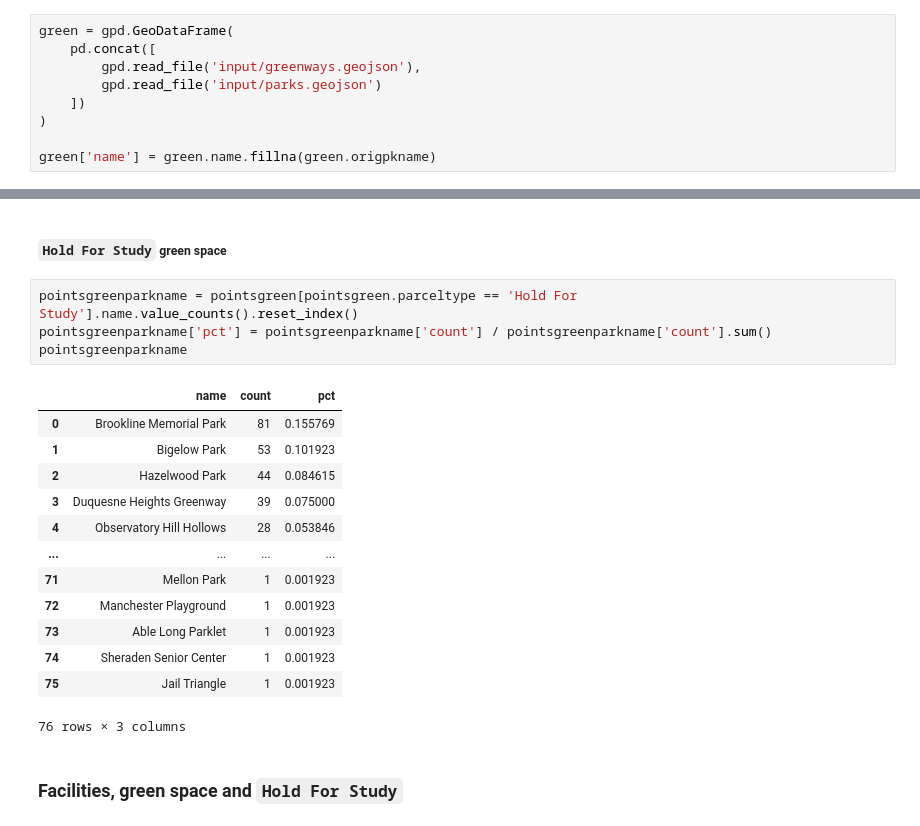
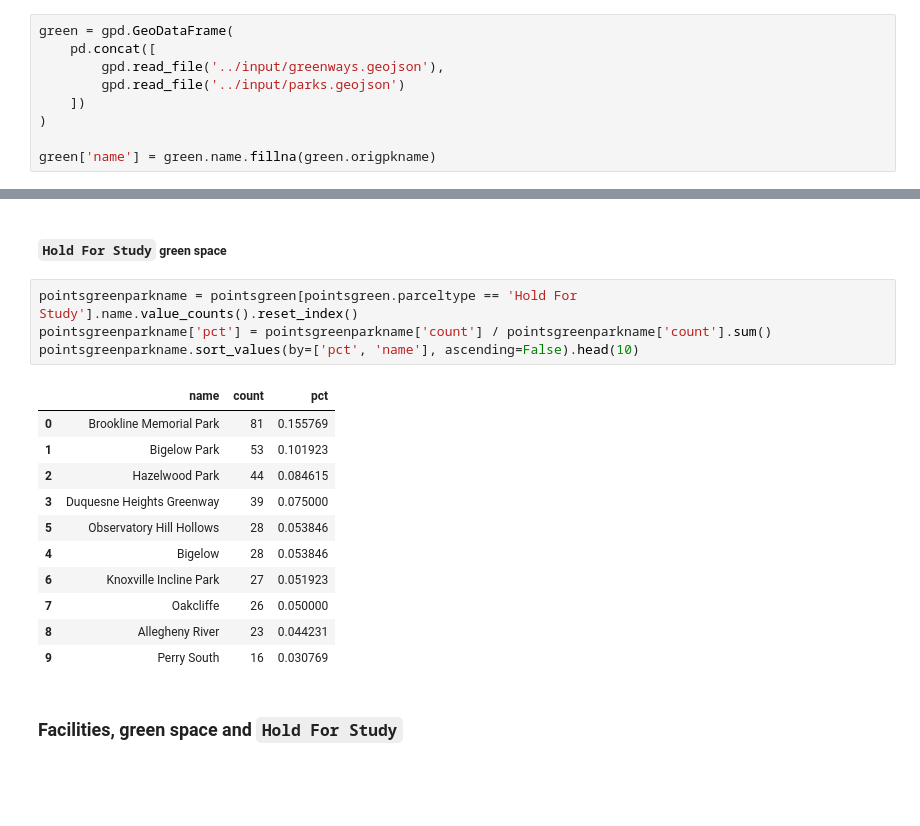
Before and after one commit to maclover7/pghland, a Jupyter notebook: holds/city-inventory.ipynb, the cells around one changed output, grey strips where cells are left out. Saved outputs shown, nothing was run; the diff lists cells and outputs as text; blank space fills up the shorter version.

```diff
--- a/holds/city-inventory.ipynb
+++ b/holds/city-inventory.ipynb
@@ -284,8 +284,8 @@ h4sfacilities.sort_values(by='name').head(10)
 # %%
 green = gpd.GeoDataFrame(
     pd.concat([
-        gpd.read_file('input/greenways.geojson'),
-        gpd.read_file('input/parks.geojson')
+        gpd.read_file('../input/greenways.geojson'),
+        gpd.read_file('../input/parks.geojson')
     ])
 )
 
@@ -319,21 +319,19 @@ pointsgreenparceltype
 # %%
 pointsgreenparkname = pointsgreen[pointsgreen.parceltype == 'Hold For Study'].name.value_counts().reset_index()
 pointsgreenparkname['pct'] = pointsgreenparkname['count'] / pointsgreenparkname['count'].sum()
-pointsgreenparkname
+pointsgreenparkname.sort_values(by=['pct', 'name'], ascending=False).head(10)
 # %% [output]
 |  | name | count | pct |
 | 0 | Brookline Memorial Park | 81 | 0.155769 |
 | 1 | Bigelow Park | 53 | 0.101923 |
 | 2 | Hazelwood Park | 44 | 0.084615 |
 | 3 | Duquesne Heights Greenway | 39 | 0.075000 |
-| 4 | Observatory Hill Hollows | 28 | 0.053846 |
-| ... | ... | ... | ... |
-| 71 | Mellon Park | 1 | 0.001923 |
-| 72 | Manchester Playground | 1 | 0.001923 |
-| 73 | Able Long Parklet | 1 | 0.001923 |
-| 74 | Sheraden Senior Center | 1 | 0.001923 |
-| 75 | Jail Triangle | 1 | 0.001923 |
+| 5 | Observatory Hill Hollows | 28 | 0.053846 |
+| 4 | Bigelow | 28 | 0.053846 |
+| 6 | Knoxville Incline Park | 27 | 0.051923 |
+| 7 | Oakcliffe | 26 | 0.050000 |
+| 8 | Allegheny River | 23 | 0.044231 |
+| 9 | Perry South | 16 | 0.030769 |
-76 rows × 3 columns
 # %% [markdown]
 ### Facilities, green space and `Hold For Study`
 # %%
```
Also changed, not shown: parts of 4 cells of this notebook.
